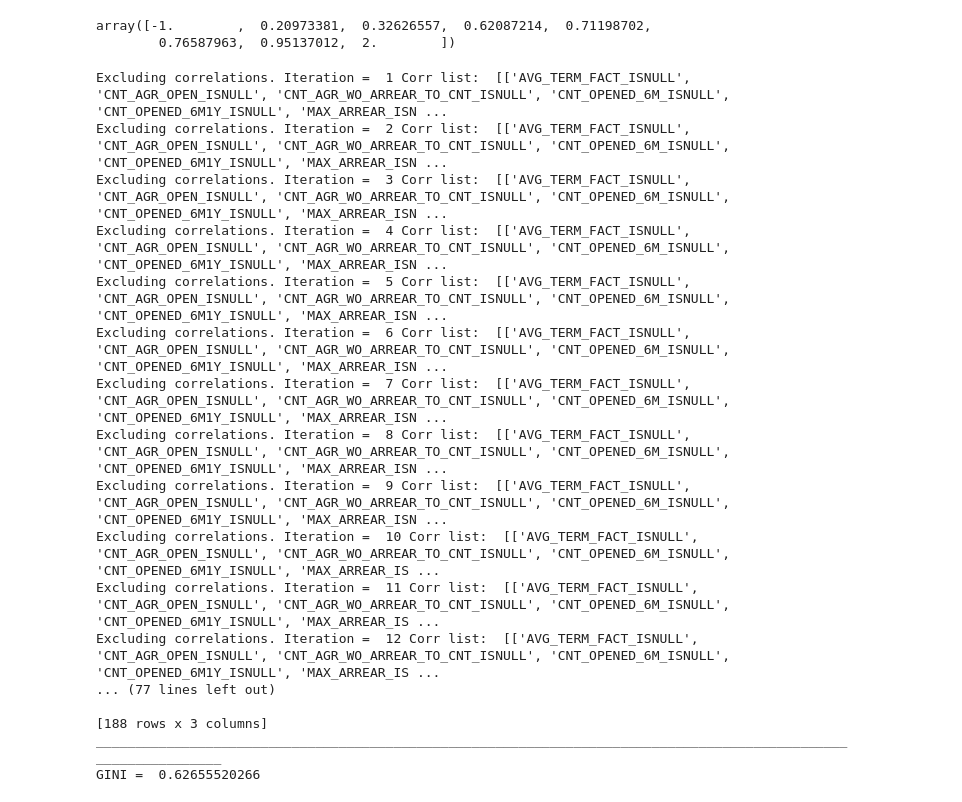
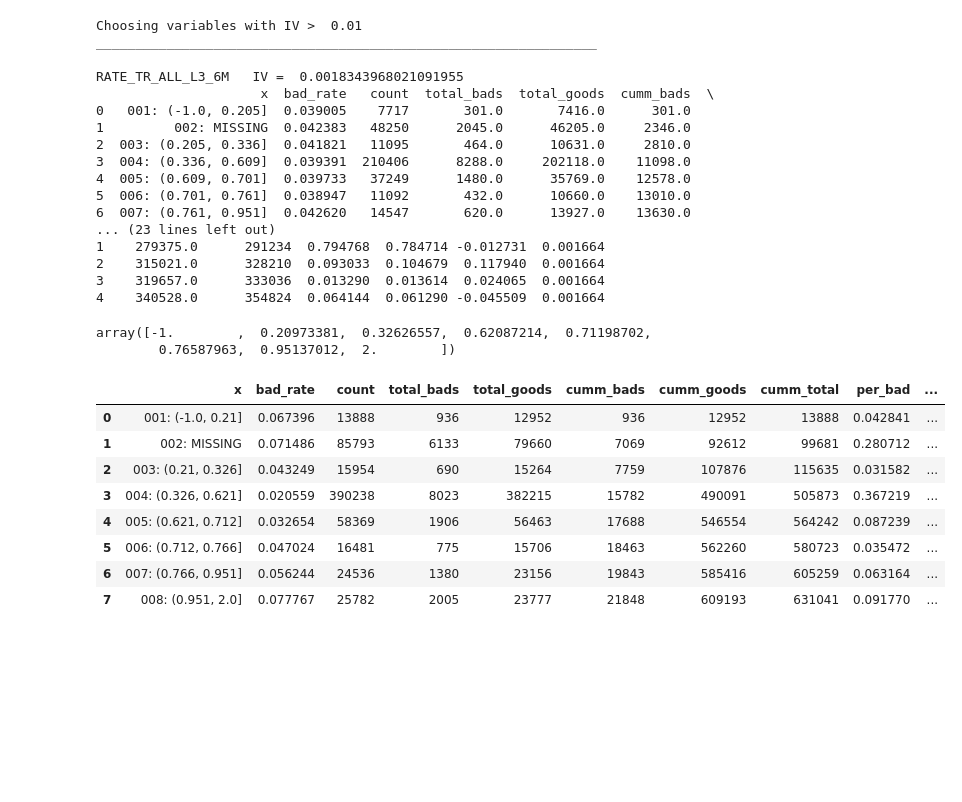
Before and after one commit to mikhail-sysoew/scoring_automation, a Jupyter notebook: main.ipynb, the cells around one changed output. Drawn from its saved outputs; the diff is of its cells as text; code cells hidden in the pictures; blank space fills up the shorter version.

Commit message:
Need to update train_test split and new samples scoring

```diff
--- a/main.ipynb
+++ b/main.ipynb
@@ -365,42 +367,48 @@ Index(['AVG_TERM_FACT', 'SCR_CLIENT_GROUP', 'CMPN_DM_AVAIL_NFLAG',
-# %%
-binning(x_sample.RATE_TR_ALL_L3_6M,y,max_bins=10,mode='binning')
-# %% [output]
-array([-1.        ,  0.20973381,  0.32626557,  0.62087214,  0.71198702,
-        0.76587963,  0.95137012,  2.        ])
 # %%
+#Формируем сэмпл для разработки
 x_sample = df.copy()
 x_sample = x_sample.drop(['CONTRACT_SRC_CODE','SCORE_FINAL','BAD_12_FLAG90'], axis=1)
+test_col_list = ['RATE_TR_ALL_L3_6M', 'RATE_TR_CARD_TRANS_L3_6M',]
+x_sample = x_sample[test_col_list]
 #Целевая переменная
 y = df["BAD_12_FLAG90"][df['BAD_12_FLAG90'].notnull()]
+#Деление на тестовую и обучающую выборки
+x_sample_train, x_sample_test, y_train, y_test = train_test_split(x_sample,y)
+var_list_bins = iv_selection(x_sample_train,y_train,0.01)
+# %% [output]
+Choosing variables with IV >  0.01
+________________________________________________________________
+
+RATE_TR_ALL_L3_6M   IV =  0.0018343968021091955
+                     x  bad_rate   count  total_bads  total_goods  cumm_bads  \
+0   001: (-1.0, 0.205]  0.039005    7717       301.0       7416.0      301.0
+1         002: MISSING  0.042383   48250      2045.0      46205.0     2346.0
+2  003: (0.205, 0.336]  0.041821   11095       464.0      10631.0     2810.0
+3  004: (0.336, 0.609]  0.039391  210406      8288.0     202118.0    11098.0
+4  005: (0.609, 0.701]  0.039733   37249      1480.0      35769.0    12578.0
+5  006: (0.701, 0.761]  0.038947   11092       432.0      10660.0    13010.0
+6  007: (0.761, 0.951]  0.042620   14547       620.0      13927.0    13630.0
+... (23 lines left out)
+1    279375.0      291234  0.794768  0.784714 -0.012731  0.001664
+2    315021.0      328210  0.093033  0.104679  0.117940  0.001664
+3    319657.0      333036  0.013290  0.013614  0.024065  0.001664
+4    340528.0      354824  0.064144  0.061290 -0.045509  0.001664
-# %%
-#Преобразуем в one-hot
-x_dev = dev_to_one_hot(x_sample,y)
-#Исключаем коррелирующие переменные
-x_dev = exclude_corr_factors(x_dev, 0.8)
-print('________________________________________________________________________________________________________________')
-#Строим логит регрессию
-model_logit = build_model(x_dev,y)
-#Выводим визуально получившуюся скоркарту
-scorecard = scorecard_view(x_dev.columns,model_logit,odds_X_to_one=100,odds_score=700,double_odds=25)
-print(scorecard)
-print('________________________________________________________________________________________________________________')
-#Выводим GINI скоркарты
-gini(model_logit,x_dev,y)
-# %% [output]
-Excluding correlations. Iteration =  1 Corr list:  [['AVG_TERM_FACT_ISNULL', 'CNT_AGR_OPEN_ISNULL', 'CNT_AGR_WO_ARREAR_TO_CNT_ISNULL', 'CNT_OPENED_6M_ISNULL', 'CNT_OPENED_6M1Y_ISNULL', 'MAX_ARREAR_ISN ...
-Excluding correlations. Iteration =  2 Corr list:  [['AVG_TERM_FACT_ISNULL', 'CNT_AGR_OPEN_ISNULL', 'CNT_AGR_WO_ARREAR_TO_CNT_ISNULL', 'CNT_OPENED_6M_ISNULL', 'CNT_OPENED_6M1Y_ISNULL', 'MAX_ARREAR_ISN ...
-Excluding correlations. Iteration =  3 Corr list:  [['AVG_TERM_FACT_ISNULL', 'CNT_AGR_OPEN_ISNULL', 'CNT_AGR_WO_ARREAR_TO_CNT_ISNULL', 'CNT_OPENED_6M_ISNULL', 'CNT_OPENED_6M1Y_ISNULL', 'MAX_ARREAR_ISN ...
-Excluding correlations. Iteration =  4 Corr list:  [['AVG_TERM_FACT_ISNULL', 'CNT_AGR_OPEN_ISNULL', 'CNT_AGR_WO_ARREAR_TO_CNT_ISNULL', 'CNT_OPENED_6M_ISNULL', 'CNT_OPENED_6M1Y_ISNULL', 'MAX_ARREAR_ISN ...
-Excluding correlations. Iteration =  5 Corr list:  [['AVG_TERM_FACT_ISNULL', 'CNT_AGR_OPEN_ISNULL', 'CNT_AGR_WO_ARREAR_TO_CNT_ISNULL', 'CNT_OPENED_6M_ISNULL', 'CNT_OPENED_6M1Y_ISNULL', 'MAX_ARREAR_ISN ...
-Excluding correlations. Iteration =  6 Corr list:  [['AVG_TERM_FACT_ISNULL', 'CNT_AGR_OPEN_ISNULL', 'CNT_AGR_WO_ARREAR_TO_CNT_ISNULL', 'CNT_OPENED_6M_ISNULL', 'CNT_OPENED_6M1Y_ISNULL', 'MAX_ARREAR_ISN ...
-Excluding correlations. Iteration =  7 Corr list:  [['AVG_TERM_FACT_ISNULL', 'CNT_AGR_OPEN_ISNULL', 'CNT_AGR_WO_ARREAR_TO_CNT_ISNULL', 'CNT_OPENED_6M_ISNULL', 'CNT_OPENED_6M1Y_ISNULL', 'MAX_ARREAR_ISN ...
-Excluding correlations. Iteration =  8 Corr list:  [['AVG_TERM_FACT_ISNULL', 'CNT_AGR_OPEN_ISNULL', 'CNT_AGR_WO_ARREAR_TO_CNT_ISNULL', 'CNT_OPENED_6M_ISNULL', 'CNT_OPENED_6M1Y_ISNULL', 'MAX_ARREAR_ISN ...
-Excluding correlations. Iteration =  9 Corr list:  [['AVG_TERM_FACT_ISNULL', 'CNT_AGR_OPEN_ISNULL', 'CNT_AGR_WO_ARREAR_TO_CNT_ISNULL', 'CNT_OPENED_6M_ISNULL', 'CNT_OPENED_6M1Y_ISNULL', 'MAX_ARREAR_ISN ...
-Excluding correlations. Iteration =  10 Corr list:  [['AVG_TERM_FACT_ISNULL', 'CNT_AGR_OPEN_ISNULL', 'CNT_AGR_WO_ARREAR_TO_CNT_ISNULL', 'CNT_OPENED_6M_ISNULL', 'CNT_OPENED_6M1Y_ISNULL', 'MAX_ARREAR_IS ...
-Excluding correlations. Iteration =  11 Corr list:  [['AVG_TERM_FACT_ISNULL', 'CNT_AGR_OPEN_ISNULL', 'CNT_AGR_WO_ARREAR_TO_CNT_ISNULL', 'CNT_OPENED_6M_ISNULL', 'CNT_OPENED_6M1Y_ISNULL', 'MAX_ARREAR_IS ...
-Excluding correlations. Iteration =  12 Corr list:  [['AVG_TERM_FACT_ISNULL', 'CNT_AGR_OPEN_ISNULL', 'CNT_AGR_WO_ARREAR_TO_CNT_ISNULL', 'CNT_OPENED_6M_ISNULL', 'CNT_OPENED_6M1Y_ISNULL', 'MAX_ARREAR_IS ...
-... (77 lines left out)
-
-[188 rows x 3 columns]
-________________________________________________________________________________________________________________
-GINI =  0.62655520266
+# %%
+split_numeric(x_sample_train['RATE_TR_ALL_L3_6M'],y,8)
+# %% [output]
+array([-1.        ,  0.20973381,  0.32626557,  0.62087214,  0.71198702,
+        0.76587963,  0.95137012,  2.        ])
+# %%
+z = binning(x_sample['RATE_TR_ALL_L3_6M'],y,max_bins=8,mode='binning',optimal_bins=1)
+x_s = binning(x_sample['RATE_TR_ALL_L3_6M'],y,max_bins=8,mode='normal',optimal_bins=z)
+iv_table(x_s,y)
+# %% [output]
+|  | x | bad_rate | count | total_bads | total_goods | cumm_bads | cumm_goods | cumm_total | per_bad | ... |
+| 0 | 001: (-1.0, 0.21] | 0.067396 | 13888 | 936 | 12952 | 936 | 12952 | 13888 | 0.042841 | ... |
+| 1 | 002: MISSING | 0.071486 | 85793 | 6133 | 79660 | 7069 | 92612 | 99681 | 0.280712 | ... |
+| 2 | 003: (0.21, 0.326] | 0.043249 | 15954 | 690 | 15264 | 7759 | 107876 | 115635 | 0.031582 | ... |
+| 3 | 004: (0.326, 0.621] | 0.020559 | 390238 | 8023 | 382215 | 15782 | 490091 | 505873 | 0.367219 | ... |
+| 4 | 005: (0.621, 0.712] | 0.032654 | 58369 | 1906 | 56463 | 17688 | 546554 | 564242 | 0.087239 | ... |
+| 5 | 006: (0.712, 0.766] | 0.047024 | 16481 | 775 | 15706 | 18463 | 562260 | 580723 | 0.035472 | ... |
+| 6 | 007: (0.766, 0.951] | 0.056244 | 24536 | 1380 | 23156 | 19843 | 585416 | 605259 | 0.063164 | ... |
+| 7 | 008: (0.951, 2.0] | 0.077767 | 25782 | 2005 | 23777 | 21848 | 609193 | 631041 | 0.091770 | ... |
```
Also changed, not shown: parts of 5 cells of this notebook.
